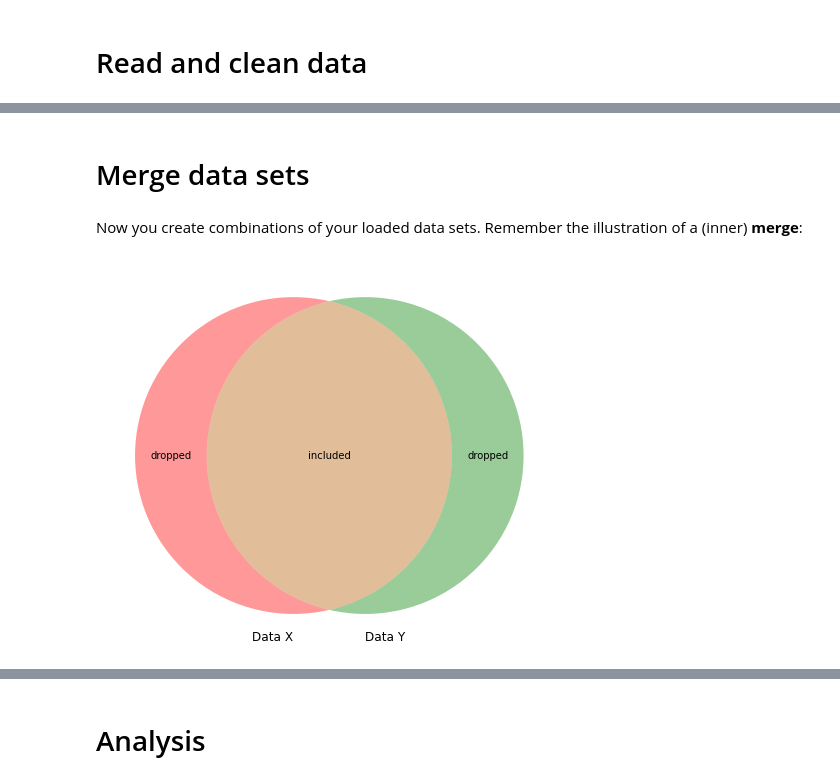
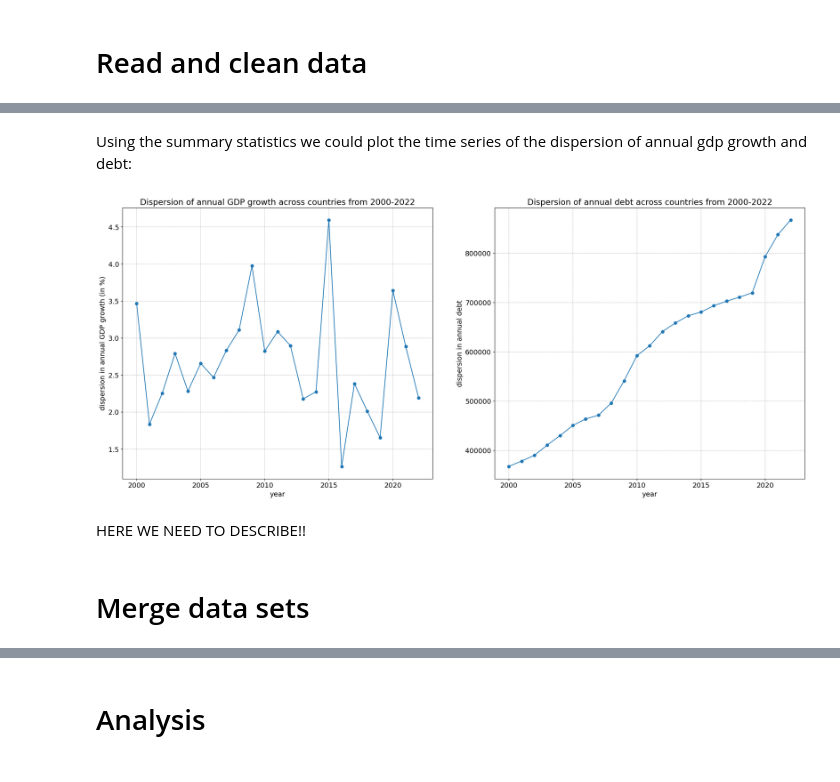
Before and after one commit to NumEconCopenhagen/projects-2024-darja-christian, a Jupyter notebook: dataproject/dataproject.ipynb, the cells around one changed output, grey strips where cells are left out. Cells and saved outputs as stored; diff of their text form; code cells hidden in the pictures.

```diff
--- a/dataproject/dataproject.ipynb
+++ b/dataproject/dataproject.ipynb
@@ -50,0 +47,6 @@ Explain what you see when moving elements of the interactive plot around.
+# %%
+filename_debt = 'new_debt_data.xlsx'
+
+# removing 2 rows
+debt = pd.read_excel(filename_debt, skiprows=2)
+debt.head(5)
@@ -50,0 +82,6 @@ Explain what you see when moving elements of the interactive plot around.
+# %%
+# removing 2 columns
+debt = debt.iloc[:, 2:]
+
+# renaming
+debt.rename(columns = {'Unnamed: 2':'Countries'}, inplace=True)
@@ -50,0 +151,5 @@ Explain what you see when moving elements of the interactive plot around.
+# %%
+## summary statistic of gdp growth for the wide format:
+## get a summary statistic for the wide format for each year across different countries
+description_gdp_wide = gdp_world_bank.describe()
+description_gdp_wide
@@ -50,0 +167,3 @@ Explain what you see when moving elements of the interactive plot around.
+# %%
+descripton_debt_wide = debt.describe()
+descripton_debt_wide
@@ -51,13 +181,34 @@ Explain what you see when moving elements of the interactive plot around.
+# %% [markdown]
+Using the summary statistics we could plot the time series of the dispersion of annual gdp growth and debt:
+# %%
+
+## plotting yearly dispersion across countries
+fig = plt.figure(frameon=True,figsize=(25,10), dpi=100)
+ax = fig.add_subplot(1,2,1)
+
+## plot dispersion
+description_gdp_wide.loc["std"].plot(ax=ax,style='-o')
+#ax.legend(bbox_to_anchor=(0.185, 0.18))
+ax.set_xlabel('year')
+#plt.xticks(rotation=45)
+ax.set_ylabel('dispersion in annual GDP growth (in %)')
+ax.set_title('Dispersion of annual GDP growth across countries from 2000-2022')
+
+
+## plotting yearly dispersion across countries
+az = fig.add_subplot(1,2,2)
+
+#ax.plot(gdp_growth['year'], gdp_growth['year_sd_gdp_growth'])
+descripton_debt_wide.loc["std"].plot(ax=az,style='-o')
+#ax.legend(bbox_to_anchor=(0.185, 0.18))
+az.set_xlabel('year')
+#plt.xticks(rotation=45)
+az.set_ylabel('dispersion in annual debt')
+az.set_title('Dispersion of annual debt across countries from 2000-2022')
+plt.show();
+# %% [output]
+[figure, added]
+# %% [markdown]
+HERE WE NEED TO DESCRIBE!!
 # %% [markdown]
 # Merge data sets
-# %% [markdown]
-Now you create combinations of your loaded data sets. Remember the illustration of a (inner) **merge**:
-# %%
-plt.figure(figsize=(15,7))
-v = venn2(subsets = (4, 4, 10), set_labels = ('Data X', 'Data Y'))
-v.get_label_by_id('100').set_text('dropped')
-v.get_label_by_id('010').set_text('dropped' )
-v.get_label_by_id('110').set_text('included')
-plt.show()
-# %% [output]
-[figure, removed]
```
Also changed, not shown: parts of 30 cells of this notebook.
